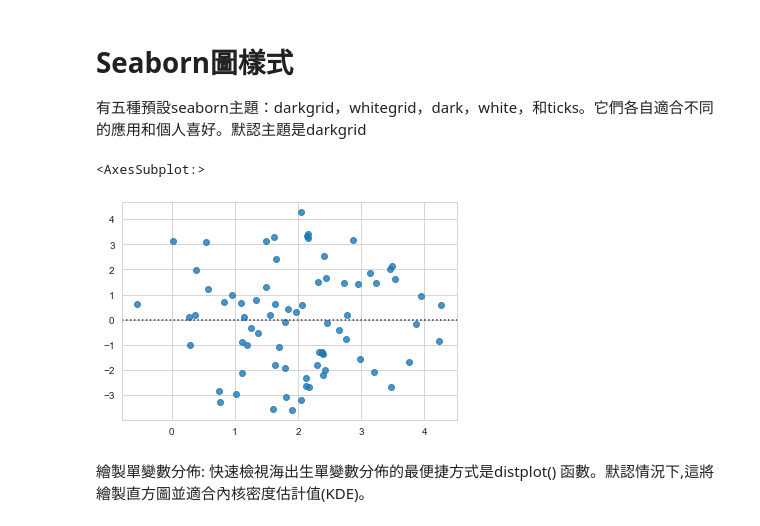
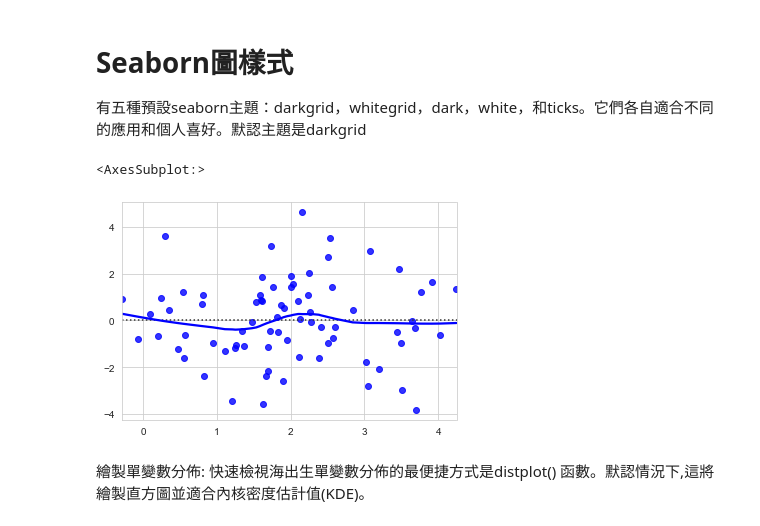
Before and after one commit to dog-father/python-, a Jupyter notebook: D20/Data_Visualization_Day_3_作業.ipynb, the cells around one changed output. Drawn from its saved outputs; the diff is of its cells as text; code cells hidden in the pictures.

```diff
--- a/D20/Data_Visualization_Day_3_作業.ipynb
+++ b/D20/Data_Visualization_Day_3_作業.ipynb
@@ -14,29 +14,28 @@ import pandas as pd
 # %%
 #設定圖形樣式 - whitegrid
 # use sns.set
 sns.set_style(style="whitegrid")
 
 # 利用 NUMPY 去建立資料集
 # np.random.RandomState 設定數學式
-rs=np.random.RandomState(0)
+rs=np.random.RandomState(7)
 x=rs.normal(loc=2,scale=1,size=75)
 #print(x)
 '''
 x = rs.normal(2, 1, 75)
 y = 2 + 1.5 * x + rs.normal(0, 2, 75)
 '''
 y=2+1.5*x + rs.normal(0, 2, 75)
-#y=pd.DataFrame(y).T
 #print(y)
 data=pd.DataFrame([x,y])
 #print(data)
 #print(data)
 # 畫圖
 # sns.residplot
-sns.residplot(x=x,y=y,data=data)
+sns.residplot(x=x,y=y,lowess=True,color="blue")
 # %% [output]
 <AxesSubplot:>
-[figure, old version]
+[figure, new version]
 # %% [markdown]
 繪製單變數分佈:
 快速檢視海出生單變數分佈的最便捷方式是distplot() 函數。默認情況下,這將繪製直方圖並適合內核密度估計值(KDE)。
```
Also changed, not shown: parts of 2 cells of this notebook.
